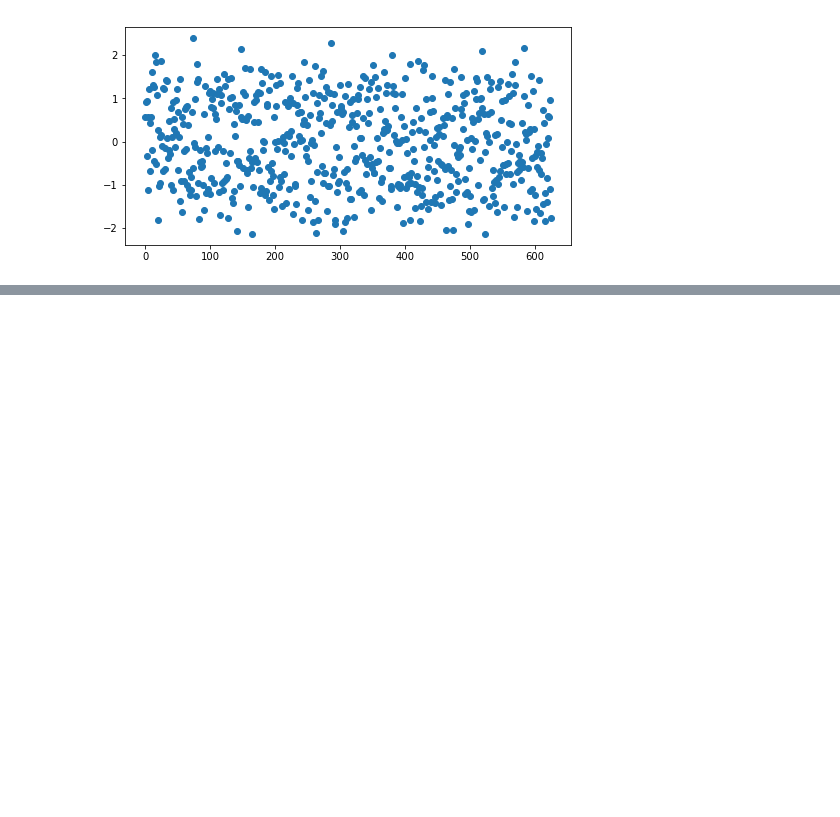
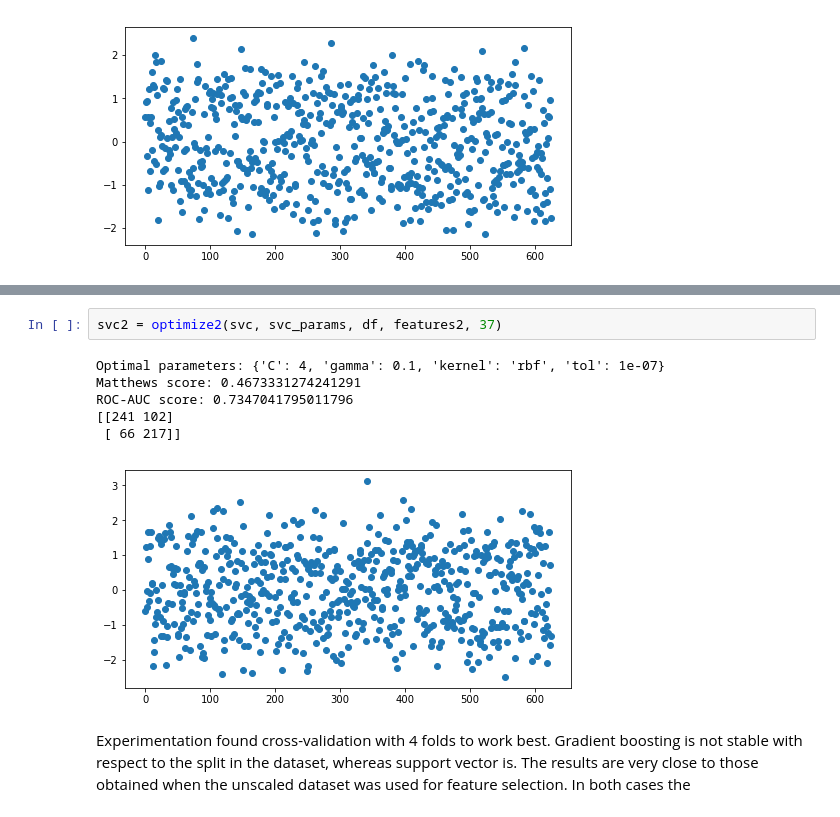
Before and after one commit to vincegiorno/drug_deaths, a Jupyter notebook: drug_deaths.ipynb, the cells around one changed output, grey strips where cells are left out. Drawn from its saved outputs; the diff is of its cells as text; blank space fills up the shorter version.

```diff
--- a/drug_deaths.ipynb
+++ b/drug_deaths.ipynb
@@ -1343,0 +1383,11 @@ Experimentation found cross-validation with 4 folds to work best. The gradient b
+# %%
+svc2 = optimize2(svc, svc_params, df, features2, 37)
+# %% [output]
+Optimal parameters: {'C': 4, 'gamma': 0.1, 'kernel': 'rbf', 'tol': 1e-07}
+Matthews score: 0.4673331274241291
+ROC-AUC score: 0.7347041795011796
+[[241 102]
+ [ 66 217]]
+[figure, added]
+# %% [markdown]
+Experimentation found cross-validation with 4 folds to work best. Gradient boosting is not stable with respect to the split in the dataset, whereas support vector is. The results are very close to those obtained when the unscaled dataset was used for feature selection. In both cases the
```
Also changed, not shown: parts of 4 cells of this notebook.
